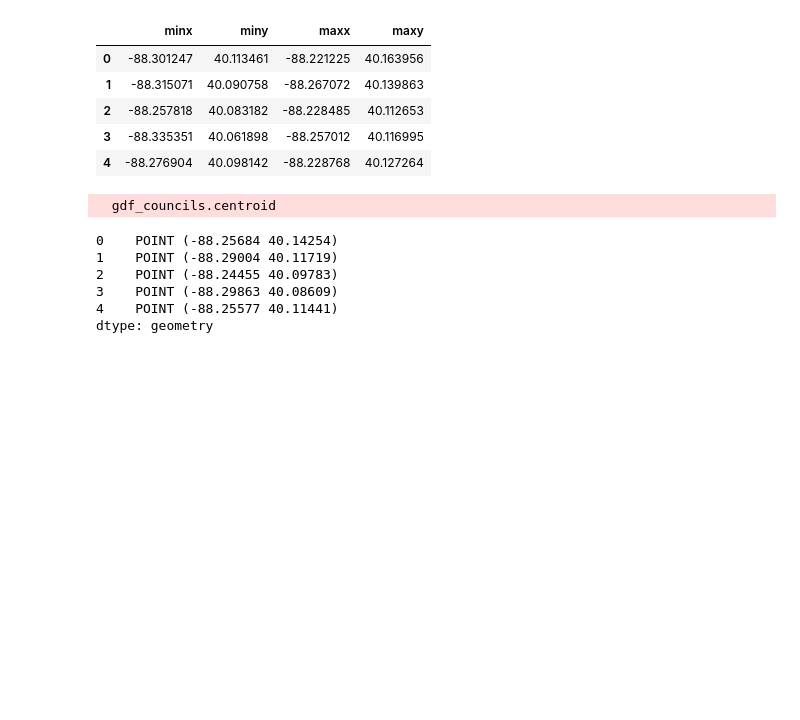
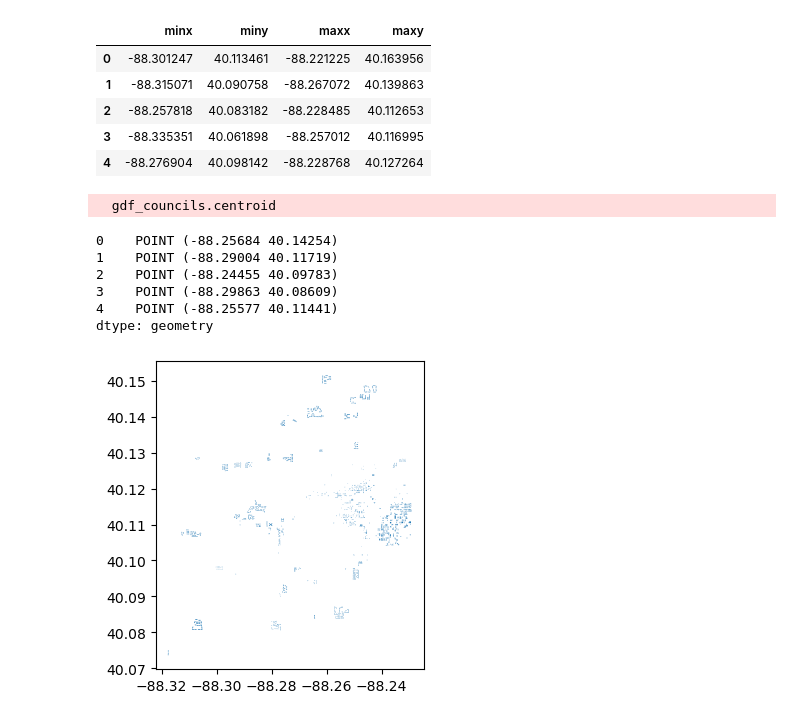
Before and after one commit to UIUC-iSchool-DataViz/is445_obuobg_spring2025, a Jupyter notebook: week07/inClass_week07.ipynb, the cells around one changed output. Drawn from its saved outputs; the diff is of its cells as text; code cells hidden in the pictures; blank space fills up the shorter version.

```diff
--- a/week07/inClass_week07.ipynb
+++ b/week07/inClass_week07.ipynb
@@ -229,3 +229,9 @@ gdf_councils.centroid
 dtype: geometry
 # %%
 import matplotlib.pyplot as plt
+# %%
+fig, ax = plt.subplots(figsize=(4,4))
+gdf_apts.plot(ax=ax)
+plt.show()
+# %% [output]
+[figure, added]
```
